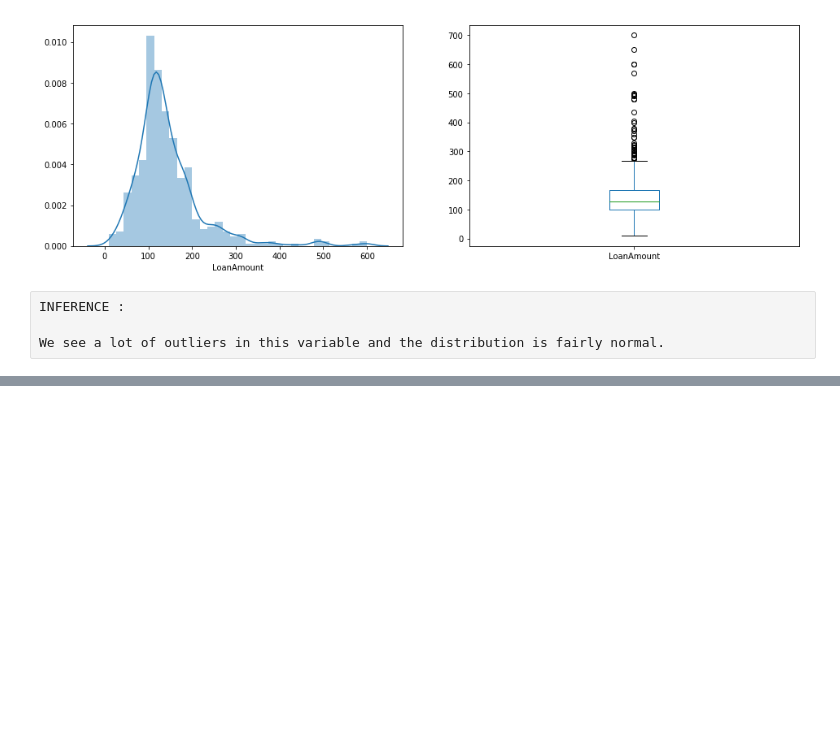
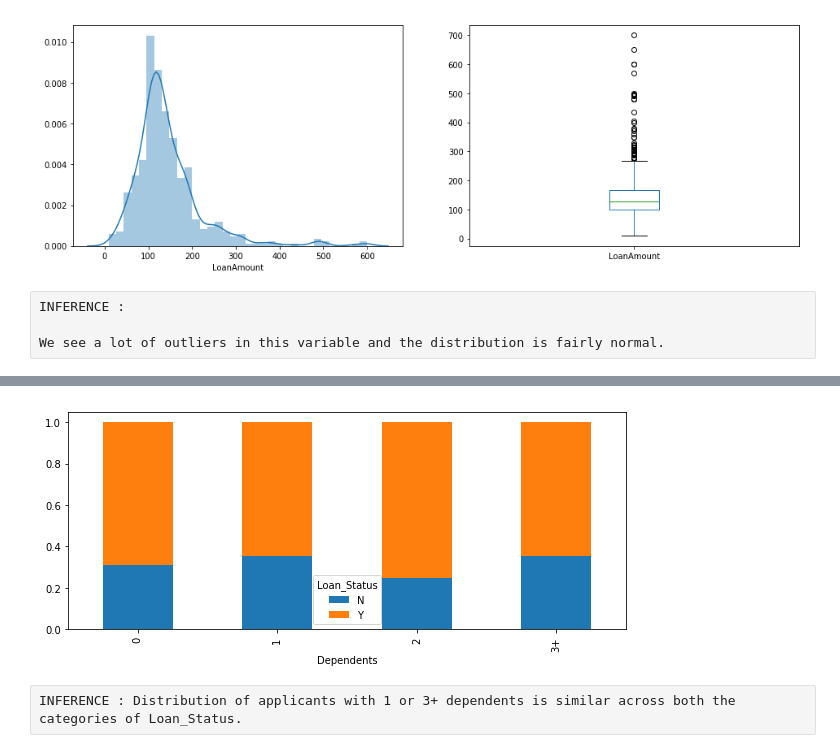
Before and after one commit to Deepak-Marichi/Loan-Prediction, a Jupyter notebook: Loan-Prediction.ipynb, the cells around one changed output, grey strips where cells are left out. Saved outputs shown, nothing was run; the diff lists cells and outputs as text; code cells hidden in the pictures; blank space fills up the shorter version.

```diff
--- a/Loan-Prediction.ipynb
+++ b/Loan-Prediction.ipynb
@@ -201,0 +234,10 @@ We see a lot of outliers in this variable and the distribution is fairly normal.
+# %%
+# Dependents vs Loan_Status
+
+Dependents = pd.crosstab(train['Dependents'],train['Loan_Status'])
+Dependents.div(Dependents.sum(1).astype(float),axis=0).plot(kind="Bar",stacked=True,figsize=(10,4))
+plt.show()
+# %% [output]
+[figure, added]
+# %% [raw]
+INFERENCE : Distribution of applicants with 1 or 3+ dependents is similar across both the categories of Loan_Status.
```
Also changed, not shown: parts of 35 cells of this notebook.
